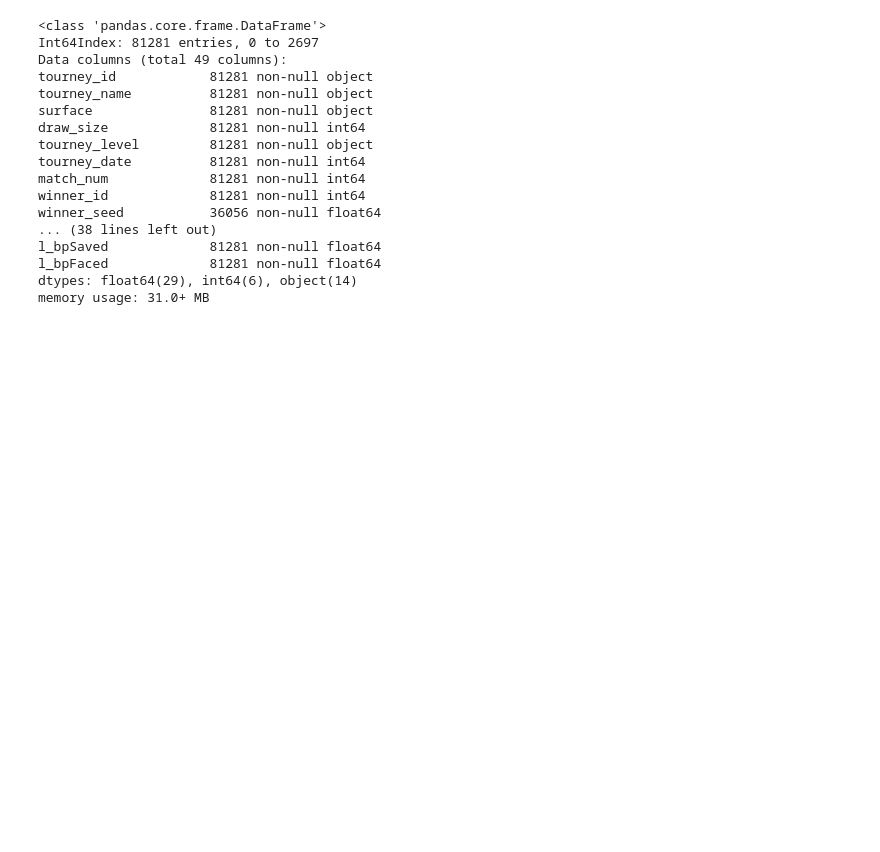
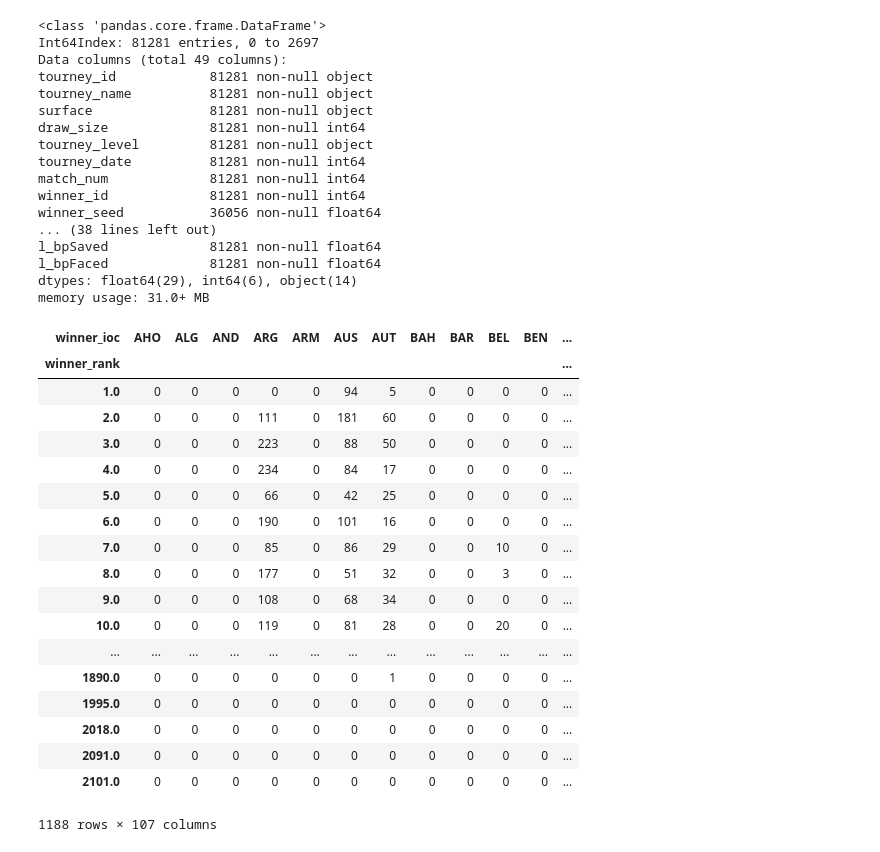
Before and after one commit to kuru0004/mens_tennis_outcomes, a Jupyter notebook: Capstone_tennis_atp_repo__by_Jeff_Sackmann_DataExplore.ipynb, the cells around one changed output. Cells and saved outputs as stored; diff of their text form; code cells hidden in the pictures; blank space fills up the shorter version.

```diff
--- a/Capstone_tennis_atp_repo__by_Jeff_Sackmann_DataExplore.ipynb
+++ b/Capstone_tennis_atp_repo__by_Jeff_Sackmann_DataExplore.ipynb
@@ -223,3 +225,28 @@ l_bpSaved             81281 non-null float64
 l_bpFaced             81281 non-null float64
 dtypes: float64(29), int64(6), object(14)
 memory usage: 31.0+ MB
+# %%
+##cool, pd.crosstab() still works if two tabulated series are of
+## different lengths
+
+pd.crosstab(matches_SackmannAll['winner_rank'],matches_SackmannAll['winner_ioc'])
+# %% [output]
+| winner_ioc | AHO | ALG | AND | ARG | ARM | AUS | AUT | BAH | BAR | BEL | BEN | ... |
+| winner_rank |  |  |  |  |  |  |  |  |  |  |  | ... |
+| 1.0 | 0 | 0 | 0 | 0 | 0 | 94 | 5 | 0 | 0 | 0 | 0 | ... |
+| 2.0 | 0 | 0 | 0 | 111 | 0 | 181 | 60 | 0 | 0 | 0 | 0 | ... |
+| 3.0 | 0 | 0 | 0 | 223 | 0 | 88 | 50 | 0 | 0 | 0 | 0 | ... |
+| 4.0 | 0 | 0 | 0 | 234 | 0 | 84 | 17 | 0 | 0 | 0 | 0 | ... |
+| 5.0 | 0 | 0 | 0 | 66 | 0 | 42 | 25 | 0 | 0 | 0 | 0 | ... |
+| 6.0 | 0 | 0 | 0 | 190 | 0 | 101 | 16 | 0 | 0 | 0 | 0 | ... |
+| 7.0 | 0 | 0 | 0 | 85 | 0 | 86 | 29 | 0 | 0 | 10 | 0 | ... |
+| 8.0 | 0 | 0 | 0 | 177 | 0 | 51 | 32 | 0 | 0 | 3 | 0 | ... |
+| 9.0 | 0 | 0 | 0 | 108 | 0 | 68 | 34 | 0 | 0 | 0 | 0 | ... |
+| 10.0 | 0 | 0 | 0 | 119 | 0 | 81 | 28 | 0 | 0 | 20 | 0 | ... |
+| ... | ... | ... | ... | ... | ... | ... | ... | ... | ... | ... | ... | ... |
+| 1890.0 | 0 | 0 | 0 | 0 | 0 | 0 | 1 | 0 | 0 | 0 | 0 | ... |
+| 1995.0 | 0 | 0 | 0 | 0 | 0 | 0 | 0 | 0 | 0 | 0 | 0 | ... |
+| 2018.0 | 0 | 0 | 0 | 0 | 0 | 0 | 0 | 0 | 0 | 0 | 0 | ... |
+| 2091.0 | 0 | 0 | 0 | 0 | 0 | 0 | 0 | 0 | 0 | 0 | 0 | ... |
+| 2101.0 | 0 | 0 | 0 | 0 | 0 | 0 | 0 | 0 | 0 | 0 | 0 | ... |
+1188 rows × 107 columns
```
Also changed, not shown: parts of 1 cell of this notebook.
